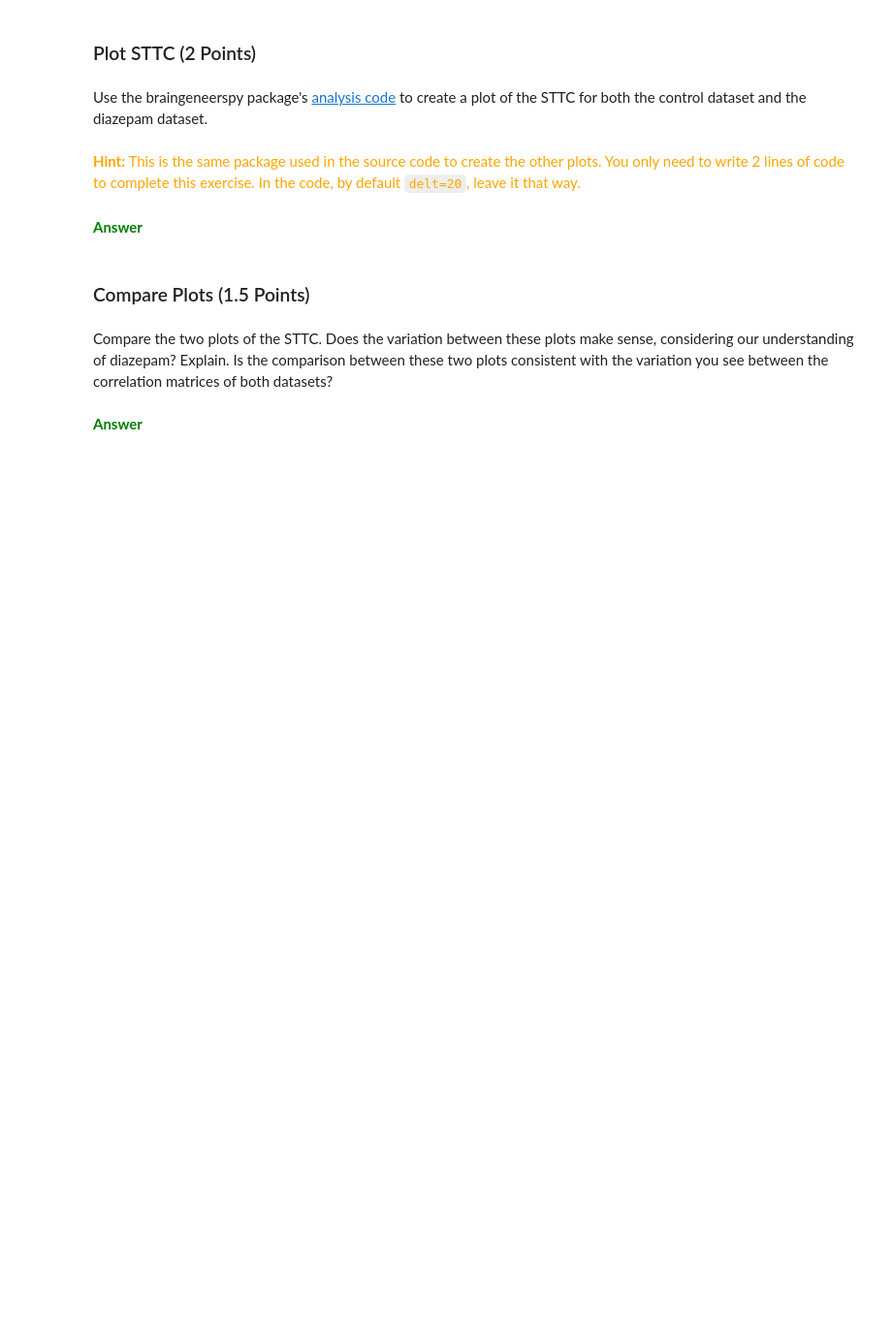
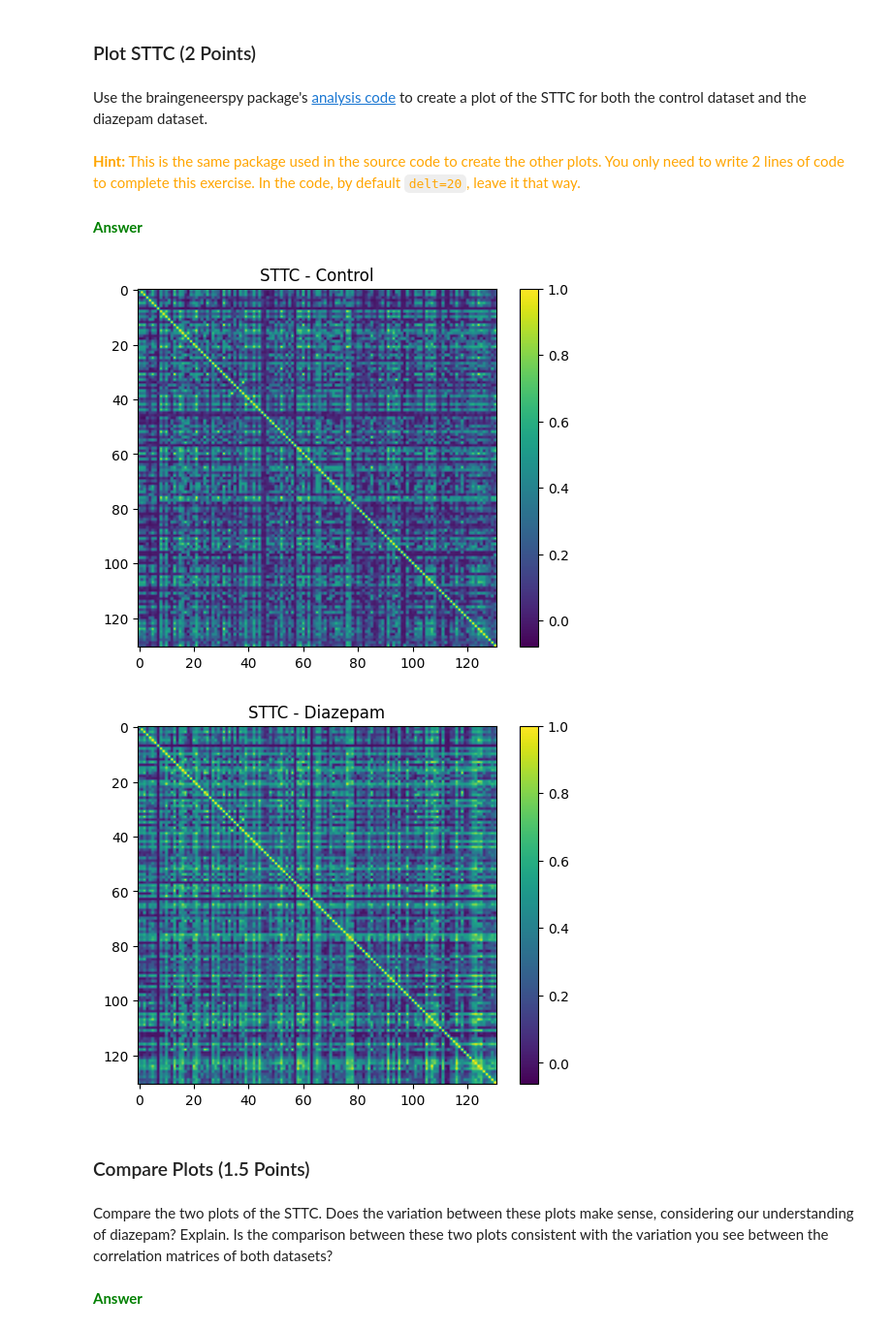
Before and after one commit to Braingeneers-Education/bme-118-2025-introduction-to-electrophysiology-JamesVLF, a Jupyter notebook: electrophysiology_introduction.ipynb, the cells around one changed output. Shown at 97% size. Saved outputs shown, nothing was run; the diff lists cells and outputs as text; code cells hidden in the pictures; blank space fills up the shorter version.

```diff
--- a/electrophysiology_introduction.ipynb
+++ b/electrophysiology_introduction.ipynb
@@ -414,6 +475,12 @@ Use the braingeneerspy package's [analysis code](https://github.com/braingeneers
 <font color="orange"><b>Hint:</b> This is the same package used in the source code to create the other plots. You only need to write 2 lines of code to complete this exercise. In the code, by default `delt=20`, leave it that way.
 # %% [markdown]
 <font color="green"><b>Answer
+# %%
+plt.imshow(data_control.spike_time_tilings(), cmap='viridis'); plt.title('STTC - Control'); plt.colorbar(); plt.show()
+plt.imshow(data_diazepam.spike_time_tilings(), cmap='viridis'); plt.title('STTC - Diazepam'); plt.colorbar(); plt.show()
+# %% [output]
+[figure, added]
+[figure, added]
 # %% [markdown]
 ### Compare Plots (1.5 Points)
 # %% [markdown]
```
Also changed, not shown: parts of 8 cells of this notebook, 1 other file.
